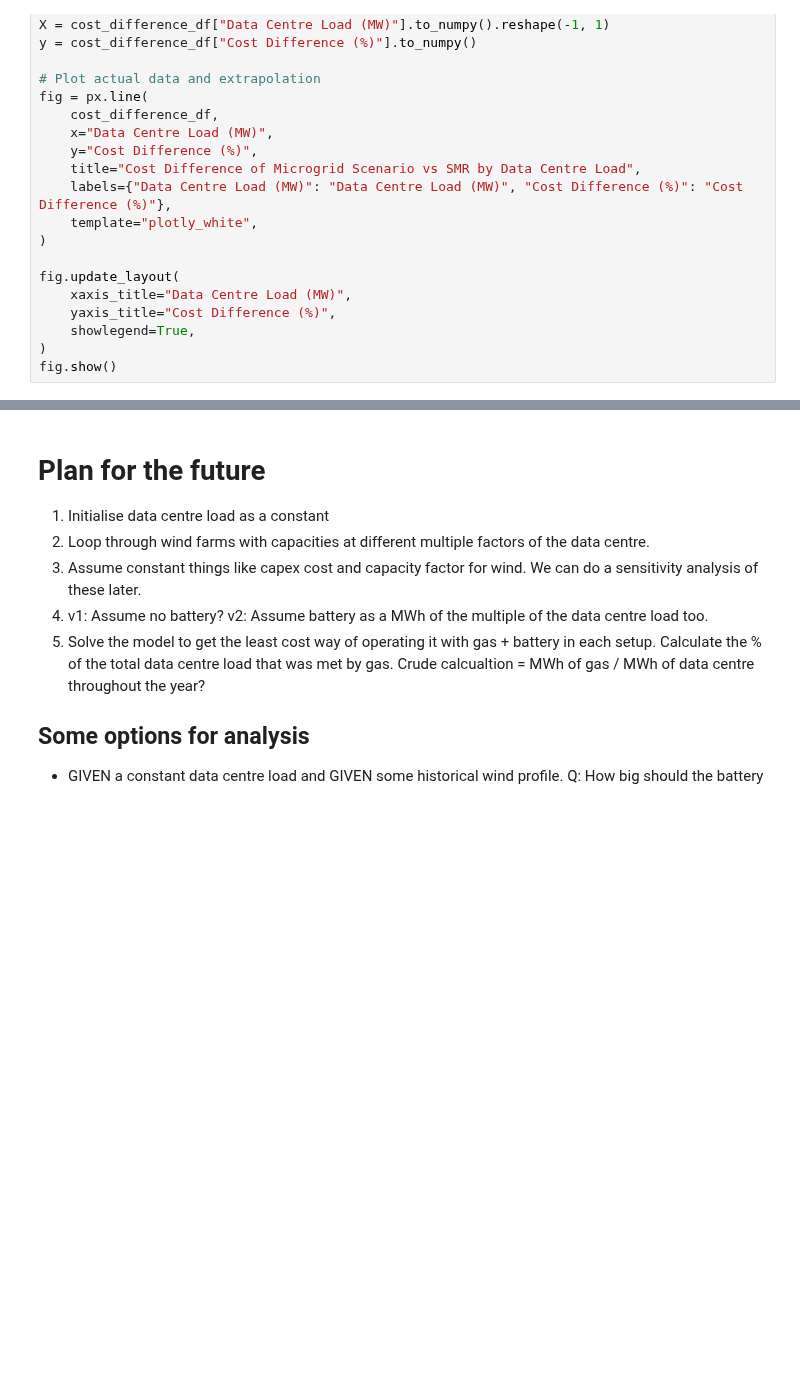
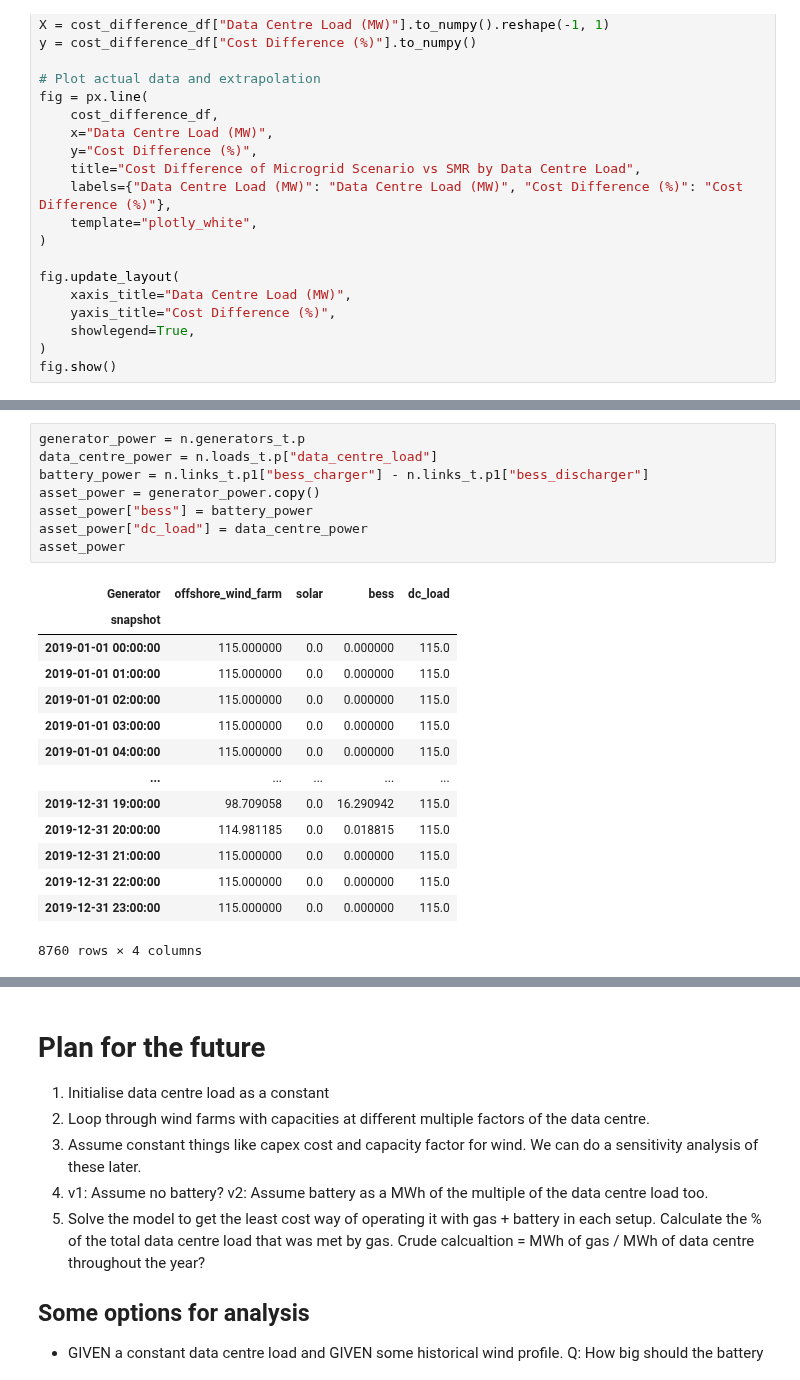
Before and after one commit to ryanjenkinson/data-centre-modelling, a Jupyter notebook: notebooks/Ryan'sDCmodel2.ipynb, the cells around one changed output, grey strips where cells are left out. Cells and saved outputs as stored; diff of their text form; blank space fills up the shorter version.

```diff
--- a/notebooks/Ryan'sDCmodel2.ipynb
+++ b/notebooks/Ryan'sDCmodel2.ipynb
@@ -1115,0 +1287,23 @@ fig.show()
+# %%
+generator_power = n.generators_t.p
+data_centre_power = n.loads_t.p["data_centre_load"]
+battery_power = n.links_t.p1["bess_charger"] - n.links_t.p1["bess_discharger"]
+asset_power = generator_power.copy()
+asset_power["bess"] = battery_power
+asset_power["dc_load"] = data_centre_power
+asset_power
+# %% [output]
+| Generator | offshore_wind_farm | solar | bess | dc_load |
+| snapshot |  |  |  |  |
+| 2019-01-01 00:00:00 | 115.000000 | 0.0 | 0.000000 | 115.0 |
+| 2019-01-01 01:00:00 | 115.000000 | 0.0 | 0.000000 | 115.0 |
+| 2019-01-01 02:00:00 | 115.000000 | 0.0 | 0.000000 | 115.0 |
+| 2019-01-01 03:00:00 | 115.000000 | 0.0 | 0.000000 | 115.0 |
+| 2019-01-01 04:00:00 | 115.000000 | 0.0 | 0.000000 | 115.0 |
+| ... | ... | ... | ... | ... |
+| 2019-12-31 19:00:00 | 98.709058 | 0.0 | 16.290942 | 115.0 |
+| 2019-12-31 20:00:00 | 114.981185 | 0.0 | 0.018815 | 115.0 |
+| 2019-12-31 21:00:00 | 115.000000 | 0.0 | 0.000000 | 115.0 |
+| 2019-12-31 22:00:00 | 115.000000 | 0.0 | 0.000000 | 115.0 |
+| 2019-12-31 23:00:00 | 115.000000 | 0.0 | 0.000000 | 115.0 |
+8760 rows × 4 columns
```
Also changed, not shown: parts of 31 cells of this notebook.
